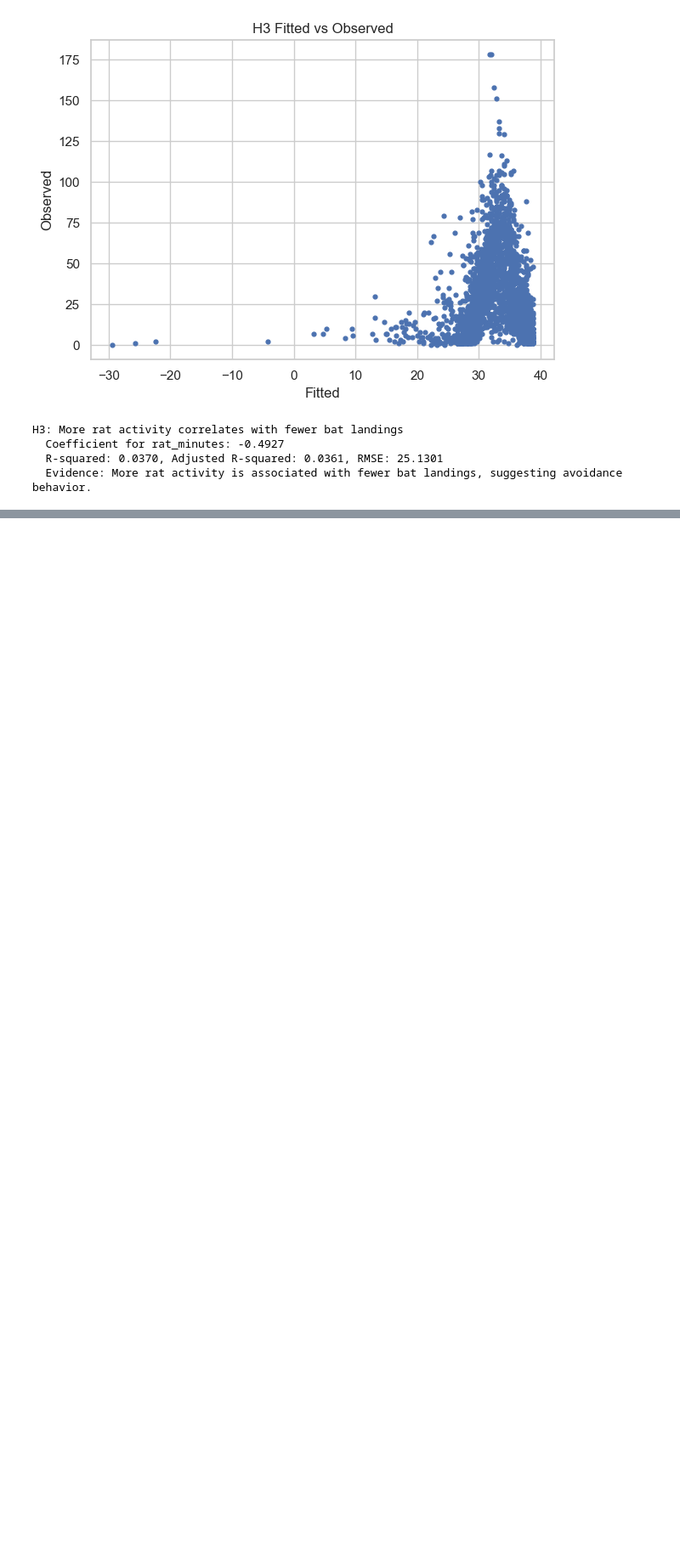
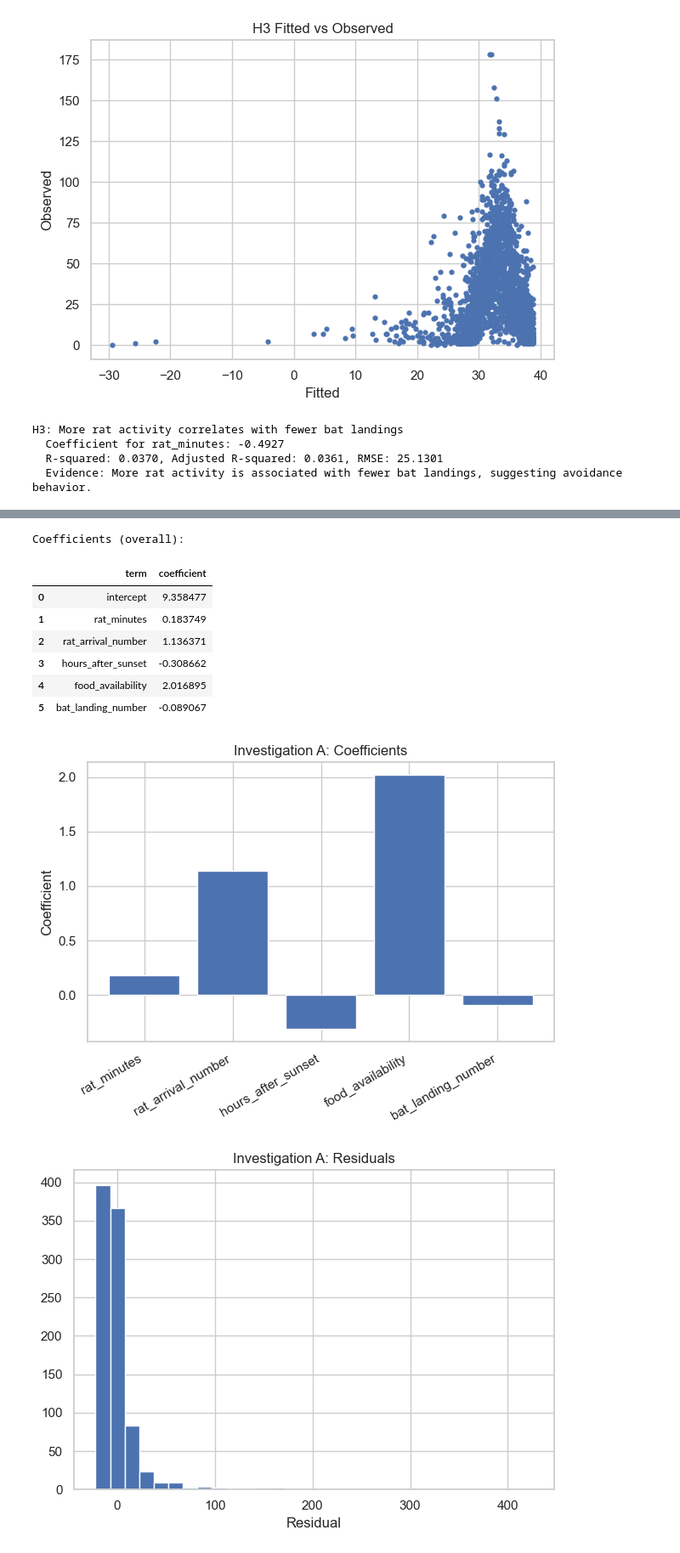
Before and after one commit to AnjanStha/HIT140_Foundations_of_data_Assig3, a Jupyter notebook: main.ipynb, the cells around one changed output, grey strips where cells are left out. Shown at 85% size. Saved outputs shown, nothing was run; the diff lists cells and outputs as text; code cells hidden in the pictures; blank space fills up the shorter version.

```diff
--- a/main.ipynb
+++ b/main.ipynb
@@ -656,0 +659,31 @@ H3: More rat activity correlates with fewer bat landings
+# %%
+if target_var in merged_df.columns and len(predictor_cols) >= 2:
+    y_all = merged_df[target_var].to_numpy(dtype=float)
+    X_all = merged_df[predictor_cols].to_numpy(dtype=float)
+    res_A = numpy_ols(y_all, X_all, predictor_cols)
+    if res_A:
+        print('Investigation A — Metrics (overall):')
+        display(pd.DataFrame([{'R2': res_A['r2'], 'Adj_R2': res_A['adj_r2'], 'RMSE': res_A['rmse'], 'n': res_A['n'], 'p': res_A['p']}]))
+
+        print('Coefficients (overall):')
+        display(res_A['coef_df'])
+
+        residuals_A = res_A['y'] - res_A['yhat']
+        show_coef_bar(res_A['coef_df'], 'Investigation A: Coefficients')
+        show_residual_hist(residuals_A, 'Investigation A: Residuals', 'Residual')
+        show_fitted_vs_observed(res_A['yhat'], res_A['y'], 'Investigation A: Fitted vs Observed')
+
+    # Optional Week 8–9 predictive validation if enough rows and sklearn present
+    if HAVE_SKLEARN and len(merged_df) >= 60:
+        X_train, X_test, y_train, y_test = train_test_split(X_all, y_all, test_size=0.2, random_state=42)
+        lr = LinearRegression().fit(X_train, y_train)
+        y_pred = lr.predict(X_test)
+        mae = mean_absolute_error(y_test, y_pred)
+        mse = mean_squared_error(y_test, y_pred)
+        rmse_s = math.sqrt(mse)
+        r2_s = r2_score(y_test, y_pred)
+        print('Investigation A — Test Set Evaluation:')
+        display(pd.DataFrame([{'MAE': mae, 'MSE': mse, 'RMSE': rmse_s, 'R2': r2_s}]))
+else:
+    print('Cannot fit Investigation A — missing target and/or predictors.')
+# %% [output]
@@ -656,0 +693,10 @@ H3: More rat activity correlates with fewer bat landings
+Coefficients (overall):
+|  | term | coefficient |
+| 0 | intercept | 9.358477 |
+| 1 | rat_minutes | 0.183749 |
+| 2 | rat_arrival_number | 1.136371 |
+| 3 | hours_after_sunset | -0.308662 |
+| 4 | food_availability | 2.016895 |
+| 5 | bat_landing_number | -0.089067 |
+[figure, added]
+[figure, added]
```
Also changed, not shown: parts of 7 cells of this notebook.
